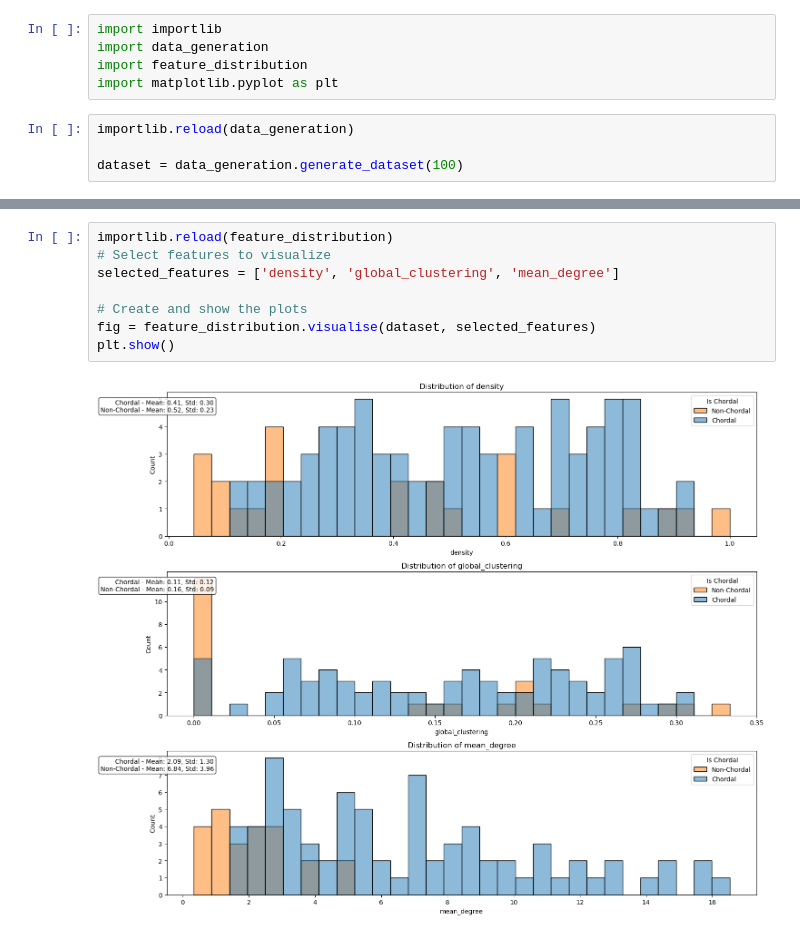
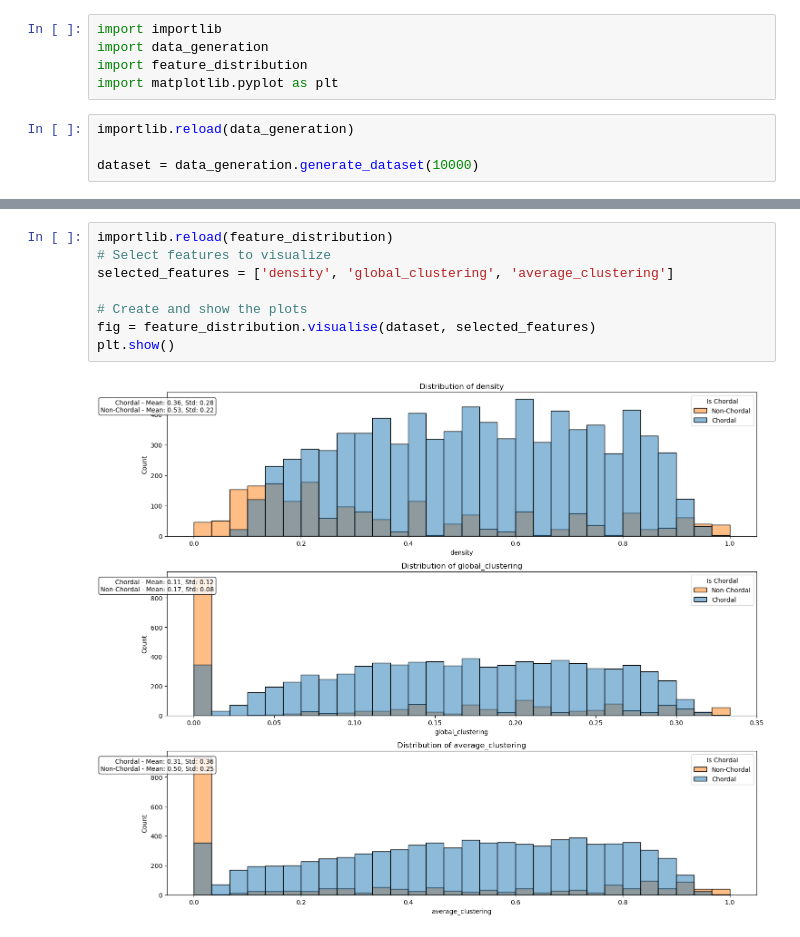
Before and after one commit to FibonAdithya/NetFaCE, a Jupyter notebook: Experiment_notebook.ipynb, the cells around one changed output, grey strips where cells are left out. Cells and saved outputs as stored; diff of their text form.

```diff
--- a/Experiment_notebook.ipynb
+++ b/Experiment_notebook.ipynb
@@ -6,4 +6,4 @@ import matplotlib.pyplot as plt
 # %%
 importlib.reload(data_generation)
 
-dataset = data_generation.generate_dataset(100)
+dataset = data_generation.generate_dataset(10000)
@@ -10,10 +29,10 @@ dataset = data_generation.generate_dataset(100)
 # %%
 importlib.reload(feature_distribution)
 # Select features to visualize
-selected_features = ['density', 'global_clustering', 'mean_degree']
+selected_features = ['density', 'global_clustering', 'average_clustering']
 
 # Create and show the plots
 fig = feature_distribution.visualise(dataset, selected_features)
 plt.show()
 # %% [output]
-[figure, old version]
+[figure, new version]
```
Also changed, not shown: parts of 3 cells of this notebook, 2 other files.
